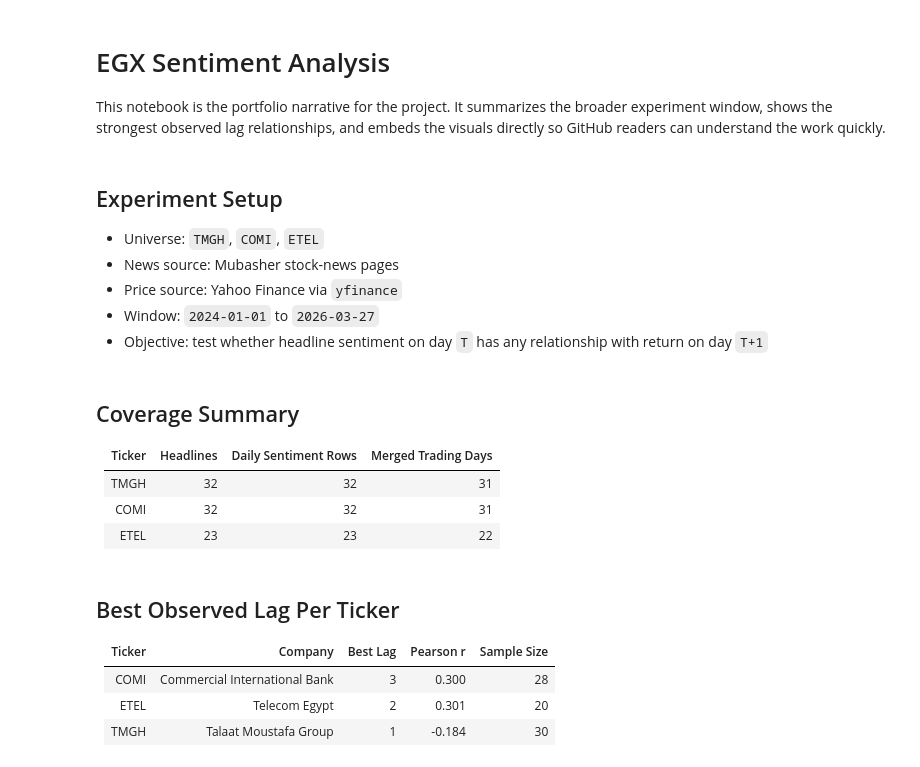
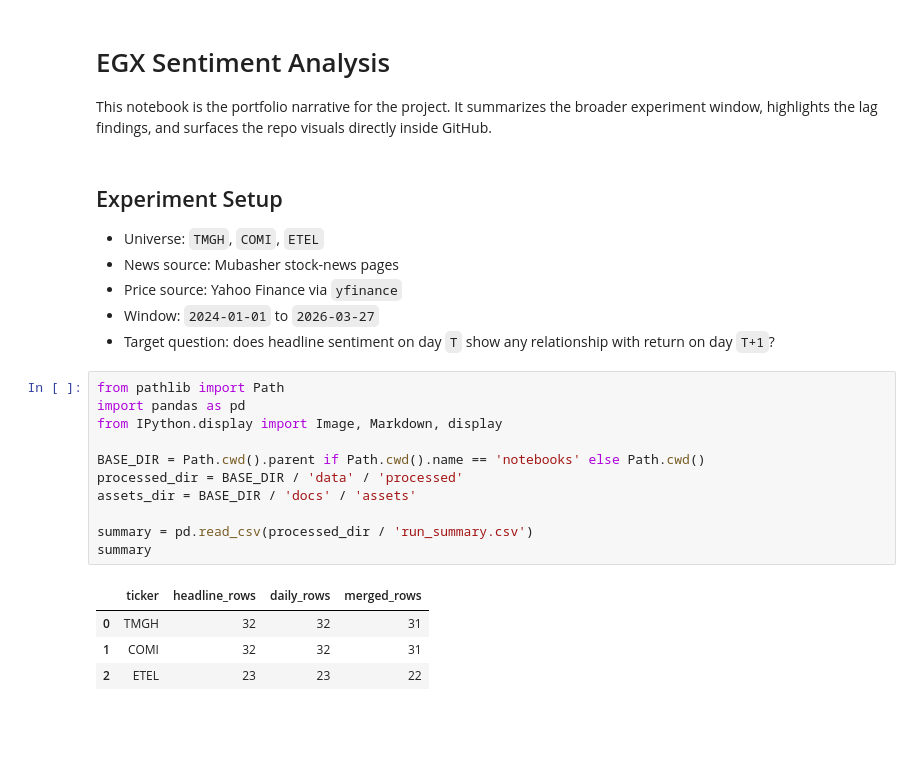
Before and after one commit to Redolid/egx-sentiment-analyzer, a Jupyter notebook: notebooks/analysis.ipynb, the cells around one changed output. Cells and saved outputs as stored; diff of their text form; blank space fills up the shorter version.

```diff
--- a/notebooks/analysis.ipynb
+++ b/notebooks/analysis.ipynb
@@ -1,7 +1,7 @@
 # %% [markdown]
 # EGX Sentiment Analysis
 
-This notebook is the portfolio narrative for the project. It summarizes the broader experiment window, shows the strongest observed lag relationships, and embeds the visuals directly so GitHub readers can understand the work quickly.
+This notebook is the portfolio narrative for the project. It summarizes the broader experiment window, highlights the lag findings, and surfaces the repo visuals directly inside GitHub.
 # %% [markdown]
 ## Experiment Setup
 
@@ -9,20 +9,20 @@ This notebook is the portfolio narrative for the project. It summarizes the broa
 - News source: Mubasher stock-news pages
 - Price source: Yahoo Finance via `yfinance`
 - Window: `2024-01-01` to `2026-03-27`
-- Objective: test whether headline sentiment on day `T` has any relationship with return on day `T+1`
+- Target question: does headline sentiment on day `T` show any relationship with return on day `T+1`?
-# %% [markdown]
-## Coverage Summary
-
-| Ticker | Headlines | Daily Sentiment Rows | Merged Trading Days |
-|---|---:|---:|---:|
-| TMGH | 32 | 32 | 31 |
-| COMI | 32 | 32 | 31 |
-| ETEL | 23 | 23 | 22 |
-# %% [markdown]
-## Best Observed Lag Per Ticker
-
-| Ticker | Company | Best Lag | Pearson r | Sample Size |
-|---|---|---:|---:|---:|
-| COMI | Commercial International Bank | 3 | 0.300 | 28 |
-| ETEL | Telecom Egypt | 2 | 0.301 | 20 |
-| TMGH | Talaat Moustafa Group | 1 | -0.184 | 30 |
+# %%
+from pathlib import Path
+import pandas as pd
+from IPython.display import Image, Markdown, display
+
+BASE_DIR = Path.cwd().parent if Path.cwd().name == 'notebooks' else Path.cwd()
+processed_dir = BASE_DIR / 'data' / 'processed'
+assets_dir = BASE_DIR / 'docs' / 'assets'
+
+summary = pd.read_csv(processed_dir / 'run_summary.csv')
+summary
+# %% [output]
+|  | ticker | headline_rows | daily_rows | merged_rows |
+| 0 | TMGH | 32 | 32 | 31 |
+| 1 | COMI | 32 | 32 | 31 |
+| 2 | ETEL | 23 | 23 | 22 |
```
Also changed, not shown: parts of 7 cells of this notebook.
